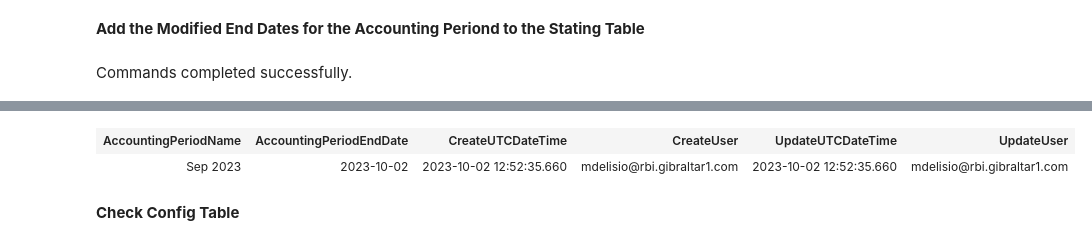
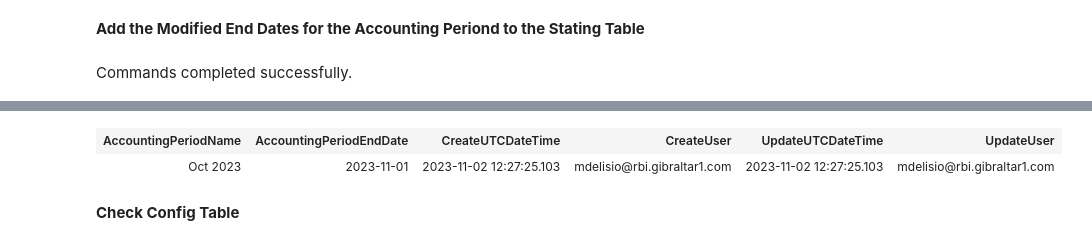
Before and after one commit to mdelisio/SQL-Scripts, a Jupyter notebook: Notebook- Update Accouinting Period End Date.ipynb, the cells around one changed output, grey strips where cells are left out. Cells and saved outputs as stored; diff of their text form; code cells hidden in the pictures.

```diff
--- a/Notebook- Update Accouinting Period End Date.ipynb
+++ b/Notebook- Update Accouinting Period End Date.ipynb
@@ -2,7 +2,7 @@
 **Add the Modified End Dates for the Accounting Periond to the Stating Table**
 # %%
 	EXEC EDWConfig.usp_AccountingPeriodEndDate_Modify
-		@AccountingPeriodName		= 'Sep 2023'
-		,@AccountingPeriodEndDate	= '2023-10-02'
+		@AccountingPeriodName		= 'Oct 2023'
+		,@AccountingPeriodEndDate	= '2023-11-01'
 # %% [output]
 Commands completed successfully.
@@ -10,5 +10,5 @@ Total execution time: 00:00:00.202
 | AccountingPeriodName | AccountingPeriodEndDate | CreateUTCDateTime | CreateUser | UpdateUTCDateTime | UpdateUser |
-| Sep 2023 | 2023-10-02 | 2023-10-02 12:52:35.660 | mdelisio@rbi.gibraltar1.com | 2023-10-02 12:52:35.660 | mdelisio@rbi.gibraltar1.com |
+| Oct 2023 | 2023-11-01 | 2023-11-02 12:27:25.103 | mdelisio@rbi.gibraltar1.com | 2023-11-02 12:27:25.103 | mdelisio@rbi.gibraltar1.com |
 # %% [markdown]
 **Check Config Table**
 # %%
```
Also changed, not shown: parts of 4 cells of this notebook, 1 other file.
